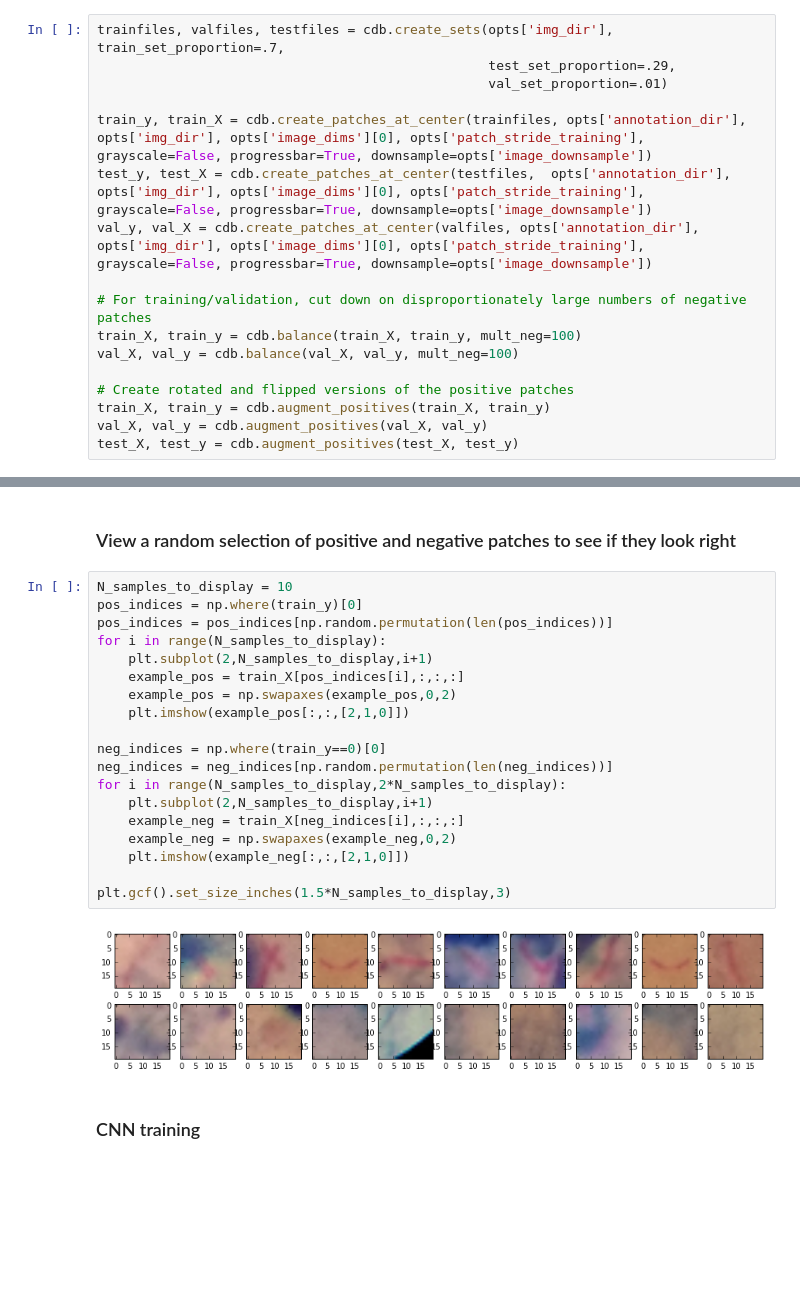
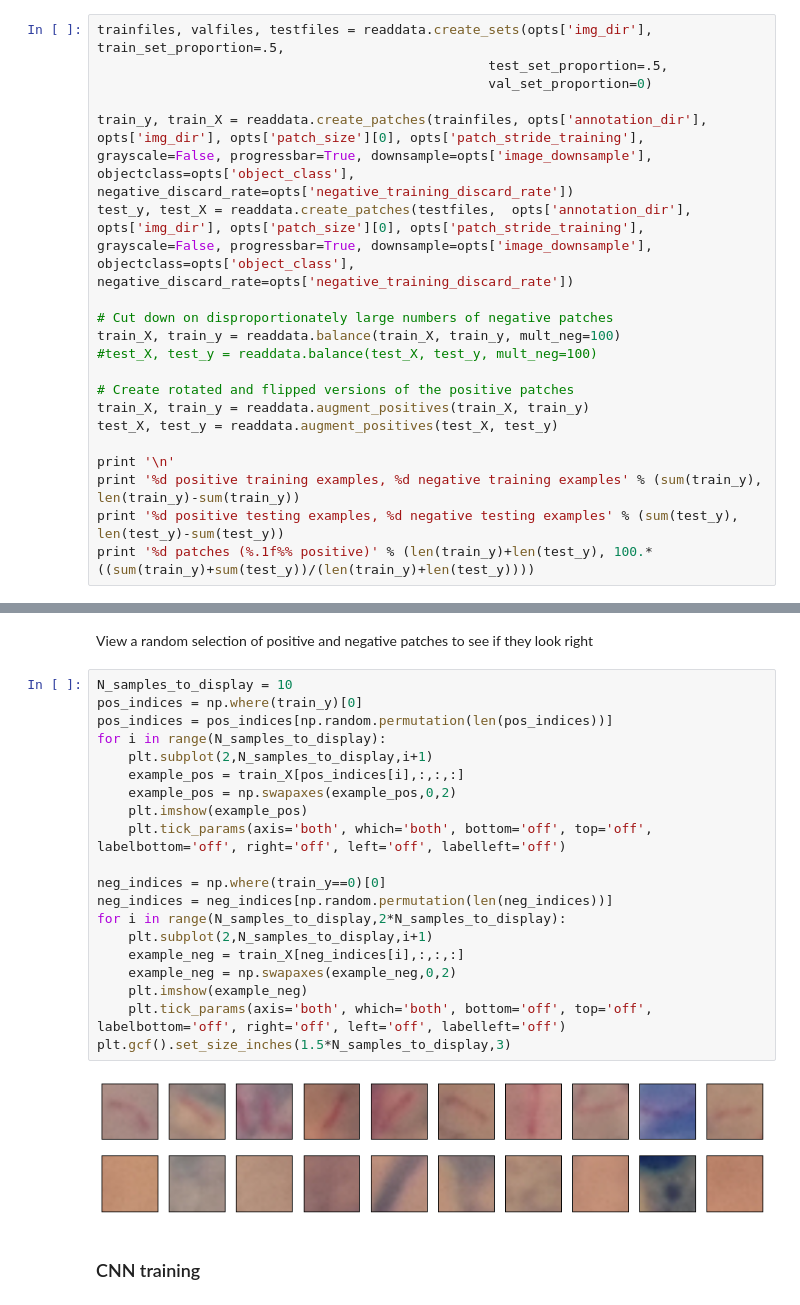
Before and after one commit to jqug/microscopy-object-detection, a Jupyter notebook: python/CNN training & evaluation - tuberculosis.ipynb, the cells around one changed output, grey strips where cells are left out. Saved outputs shown, nothing was run; the diff lists cells and outputs as text; blank space fills up the shorter version.

Commit message:
updated training/evaluation

```diff
--- a/python/CNN training & evaluation - tuberculosis.ipynb
+++ b/python/CNN training & evaluation - tuberculosis.ipynb
@@ -44,18 +39,21 @@ opts = {'img_dir': 'image_dir2/',
 # %%
-trainfiles, valfiles, testfiles = cdb.create_sets(opts['img_dir'], train_set_proportion=.7,
-                                                  test_set_proportion=.29,
-                                                  val_set_proportion=.01)
+trainfiles, valfiles, testfiles = readdata.create_sets(opts['img_dir'], train_set_proportion=.5,
+                                                  test_set_proportion=.5,
+                                                  val_set_proportion=0)
 
-train_y, train_X = cdb.create_patches_at_center(trainfiles, opts['annotation_dir'], opts['img_dir'], opts['image_dims'][0], opts['patch_stride_training'], grayscale=False, progressbar=True, downsample=opts['image_downsample'])
-test_y, test_X = cdb.create_patches_at_center(testfiles,  opts['annotation_dir'], opts['img_dir'], opts['image_dims'][0], opts['patch_stride_training'], grayscale=False, progressbar=True, downsample=opts['image_downsample'])
-val_y, val_X = cdb.create_patches_at_center(valfiles, opts['annotation_dir'], opts['img_dir'], opts['image_dims'][0], opts['patch_stride_training'], grayscale=False, progressbar=True, downsample=opts['image_downsample'])
+train_y, train_X = readdata.create_patches(trainfiles, opts['annotation_dir'], opts['img_dir'], opts['patch_size'][0], opts['patch_stride_training'], grayscale=False, progressbar=True, downsample=opts['image_downsample'], objectclass=opts['object_class'], negative_discard_rate=opts['negative_training_discard_rate'])
+test_y, test_X = readdata.create_patches(testfiles,  opts['annotation_dir'], opts['img_dir'], opts['patch_size'][0], opts['patch_stride_training'], grayscale=False, progressbar=True, downsample=opts['image_downsample'], objectclass=opts['object_class'], negative_discard_rate=opts['negative_training_discard_rate'])
 
-# For training/validation, cut down on disproportionately large numbers of negative patches
-train_X, train_y = cdb.balance(train_X, train_y, mult_neg=100)
-val_X, val_y = cdb.balance(val_X, val_y, mult_neg=100)
+# Cut down on disproportionately large numbers of negative patches
+train_X, train_y = readdata.balance(train_X, train_y, mult_neg=100)
+#test_X, test_y = readdata.balance(test_X, test_y, mult_neg=100)
 
 # Create rotated and flipped versions of the positive patches
-train_X, train_y = cdb.augment_positives(train_X, train_y)
-val_X, val_y = cdb.augment_positives(val_X, val_y)
-test_X, test_y = cdb.augment_positives(test_X, test_y)
+train_X, train_y = readdata.augment_positives(train_X, train_y)
+test_X, test_y = readdata.augment_positives(test_X, test_y)
+
+print '\n'
+print '%d positive training examples, %d negative training examples' % (sum(train_y), len(train_y)-sum(train_y))
+print '%d positive testing examples, %d negative testing examples' % (sum(test_y), len(test_y)-sum(test_y))
+print '%d patches (%.1f%% positive)' % (len(train_y)+len(test_y), 100.*((sum(train_y)+sum(test_y))/(len(train_y)+len(test_y))))
 # %% [output]
@@ -63,26 +63,27 @@ test_X, test_y = cdb.augment_positives(test_X, test_y)
 # %% [markdown]
-### View a random selection of positive and negative patches to see if they look right
+View a random selection of positive and negative patches to see if they look right
 # %%
 N_samples_to_display = 10
 pos_indices = np.where(train_y)[0]
 pos_indices = pos_indices[np.random.permutation(len(pos_indices))]
 for i in range(N_samples_to_display):
     plt.subplot(2,N_samples_to_display,i+1)
     example_pos = train_X[pos_indices[i],:,:,:]
     example_pos = np.swapaxes(example_pos,0,2)
-    plt.imshow(example_pos[:,:,[2,1,0]])
+    plt.imshow(example_pos)
+    plt.tick_params(axis='both', which='both', bottom='off', top='off', labelbottom='off', right='off', left='off', labelleft='off')
 
 neg_indices = np.where(train_y==0)[0]
 neg_indices = neg_indices[np.random.permutation(len(neg_indices))]
 for i in range(N_samples_to_display,2*N_samples_to_display):
     plt.subplot(2,N_samples_to_display,i+1)
     example_neg = train_X[neg_indices[i],:,:,:]
     example_neg = np.swapaxes(example_neg,0,2)
-    plt.imshow(example_neg[:,:,[2,1,0]])
-
+    plt.imshow(example_neg)
+    plt.tick_params(axis='both', which='both', bottom='off', top='off', labelbottom='off', right='off', left='off', labelleft='off')
 plt.gcf().set_size_inches(1.5*N_samples_to_display,3)
 # %% [output]
-[figure, old version]
+[figure, new version]
 # %% [markdown]
 ### CNN training
 # %%
```
Also changed, not shown: parts of 24 cells of this notebook, 4 other files.
